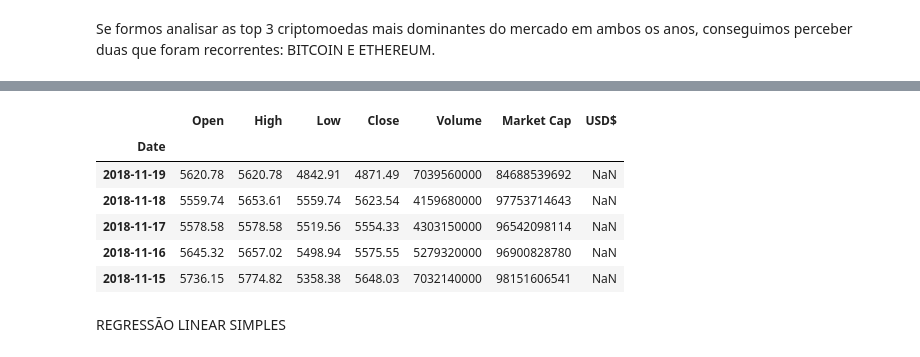
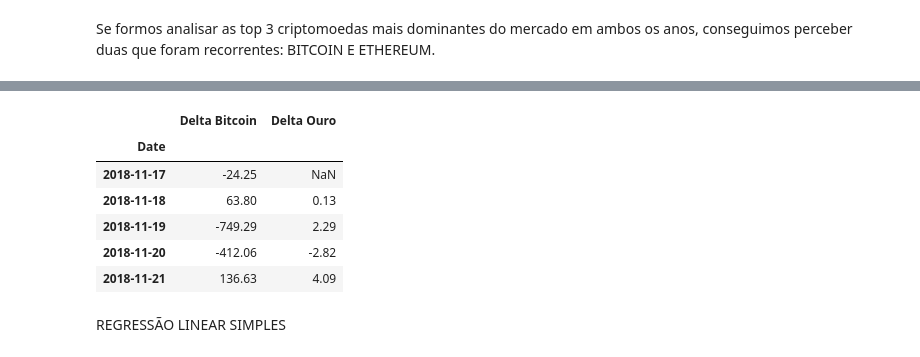
Before and after one commit to lucasmuchaluat/PROJETO-3---CIENCIA-DOS-DADOS, a Jupyter notebook: Crypto_Currency_Projeto_3.ipynb, the cells around one changed output, grey strips where cells are left out. Cells and saved outputs as stored; diff of their text form; code cells hidden in the pictures.

Commit message:
Regressao com deltas

```diff
--- a/Crypto_Currency_Projeto_3.ipynb
+++ b/Crypto_Currency_Projeto_3.ipynb
@@ -217,0 +208,6 @@ Ouro.head()
+# %%
+Ouro = pd.read_excel('XAU_USD Historical Data (1) 2.xlsx')
+Ouro = Ouro.assign(Date=pd.to_datetime(Ouro['Date']))
+Ouro["Delta Ouro"] = Ouro["Price"] - Ouro["Open"]
+Ouro.set_index('Date',inplace = True)
+Ouro.head()
@@ -217,0 +222,3 @@ Ouro.head()
+# %%
+bitcoin_market_info['Delta Bitcoin'] = bitcoin_market_info['Close'] - bitcoin_market_info['Open']
+bitcoin_market_info.head()
@@ -218,18 +233,16 @@ Ouro.head()
 # %%
 #Cruza as duas tabelas (bitcoin e ouro) via data
-bitcoin_market_info.set_index('Date', inplace=True)
-Ouro.set_index('Data', inplace=True)
-df = bitcoin_market_info.join(Ouro)#, how='inner', lsuffix='_btc', rsuffix='_income')
+df = pd.concat([bitcoin_market_info['Delta Bitcoin'], Ouro["Delta Ouro"]], axis=1)
 # %%
-df.head()
+df.tail()
 # %% [output]
-|  | Open | High | Low | Close | Volume | Market Cap | USD$ |
-| Date |  |  |  |  |  |  |  |
-| 2018-11-19 | 5620.78 | 5620.78 | 4842.91 | 4871.49 | 7039560000 | 84688539692 | NaN |
-| 2018-11-18 | 5559.74 | 5653.61 | 5559.74 | 5623.54 | 4159680000 | 97753714643 | NaN |
-| 2018-11-17 | 5578.58 | 5578.58 | 5519.56 | 5554.33 | 4303150000 | 96542098114 | NaN |
-| 2018-11-16 | 5645.32 | 5657.02 | 5498.94 | 5575.55 | 5279320000 | 96900828780 | NaN |
-| 2018-11-15 | 5736.15 | 5774.82 | 5358.38 | 5648.03 | 7032140000 | 98151606541 | NaN |
+|  | Delta Bitcoin | Delta Ouro |
+| Date |  |  |
+| 2018-11-17 | -24.25 | NaN |
+| 2018-11-18 | 63.80 | 0.13 |
+| 2018-11-19 | -749.29 | 2.29 |
+| 2018-11-20 | -412.06 | -2.82 |
+| 2018-11-21 | 136.63 | 4.09 |
 # %% [markdown]
 REGRESSÃO LINEAR SIMPLES
 # %%
```
Also changed, not shown: parts of 20 cells of this notebook, 5 other files.
